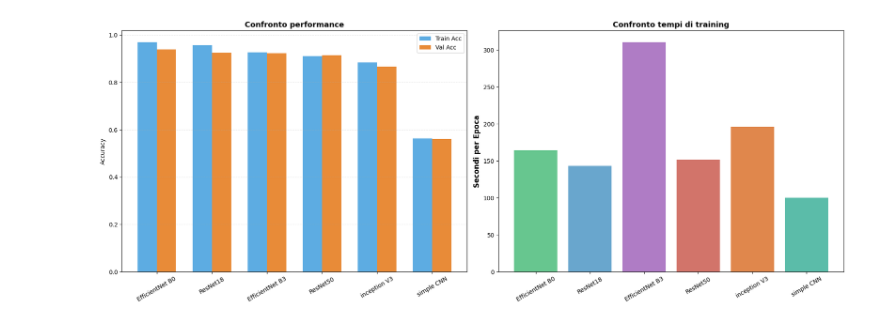
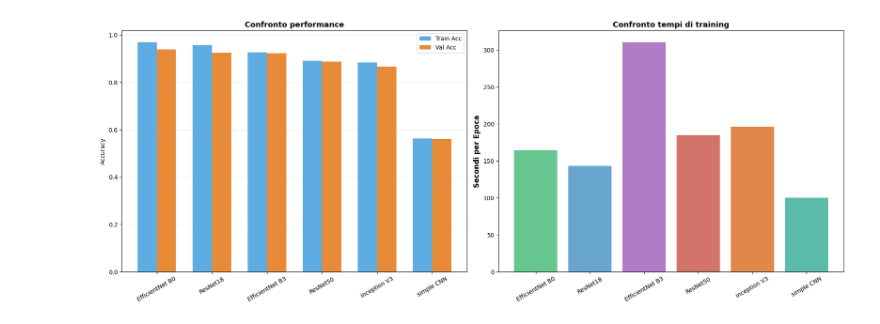
Before and after one commit to andreaspagnolo/progetto_aml, a Jupyter notebook: compare_fineTuning_models.ipynb, the cells around one changed output. Cells and saved outputs as stored; diff of their text form; code cells hidden in the pictures.

```diff
--- a/compare_fineTuning_models.ipynb
+++ b/compare_fineTuning_models.ipynb
@@ -6,10 +6,10 @@ import numpy as np
 models_data = [
     {
         "name": "ResNet50",
-        "train_acc": 0.9112,
-        "val_acc": 0.9151,
-        "time_min": 63.18,
-        "epochs": 25
+        "train_acc": 0.8917,
+        "val_acc": 0.8882,
+        "time_min": 92.39,
+        "epochs": 30
     },
     {
         "name": "ResNet18", # da sistemare eseguendo su kaggle
@@ -62,31 +62,31 @@ time_per_epoch_sec = [(m["time_min"] * 60) / m["epochs"] for m in models_data]
 
 # 2. PLOTTING
 fig, (ax1, ax2) = plt.subplots(1, 2, figsize=(18, 7))
 x = np.arange(len(names))
 width = 0.35
 
 # --- Grafico 1: Accuratezza (Ordinata) ---
 ax1.bar(x - width/2, train_accs, width, label='Train Acc', color='#3498db', alpha=0.8)
 ax1.bar(x + width/2, val_accs, width, label='Val Acc', color='#e67e22', alpha=0.9)
 ax1.set_ylabel('Accuracy')
 ax1.set_title('Confronto performance', fontsize=13, fontweight='bold')
 ax1.set_xticks(x)
 ax1.set_xticklabels(names, rotation=30)
 ax1.legend()
 ax1.grid(axis='y', linestyle='--', alpha=0.3)
 
 colori = ['#27ae60', '#2980b9', '#8e44ad', '#c0392b', '#d35400', '#16a085']
 
 # Barre: Tempo per singola epoca
 bars = ax2.bar(x, time_per_epoch_sec, color=colori, alpha=0.7, label='Secondi per Epoca')
 ax2.set_ylabel('Secondi per Epoca', fontsize=12, fontweight='bold')
 ax2.tick_params(axis='y')
 
 ax2.set_title('Confronto tempi di training', fontsize=13, fontweight='bold')
 ax2.set_xticks(x)
 ax2.set_xticklabels(names, rotation=30)
 
 plt.tight_layout()
 plt.show()
 # %% [output]
-[figure, old version]
+[figure, new version]
```
Also changed, not shown: 2 other files.
